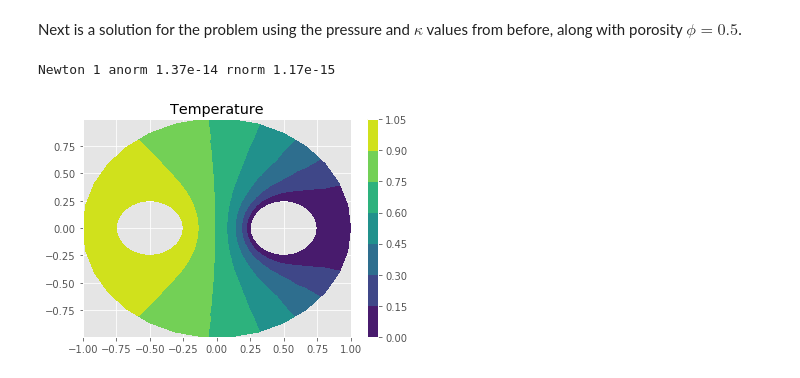
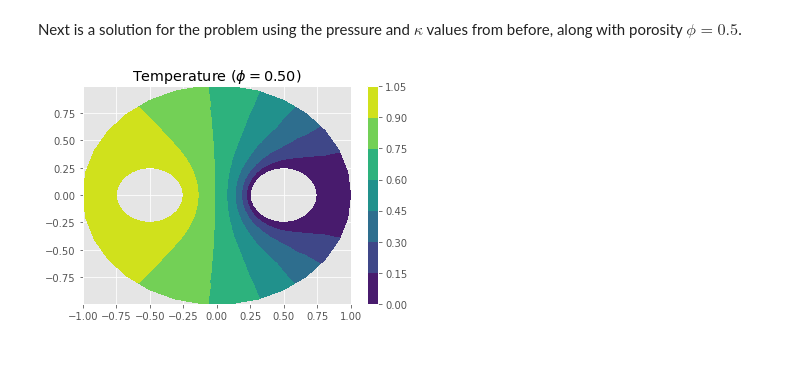
Before and after one commit to j-emmel/class, a Jupyter notebook: hw5/hw5.ipynb, the cells around one changed output. Cells and saved outputs as stored; diff of their text form; code cells hidden in the pictures.

```diff
--- a/hw5/hw5.ipynb
+++ b/hw5/hw5.ipynb
@@ -135,7 +134,7 @@ class velocity_components:
         Dxuq = numpy.einsum('ixX,iX->ix', dXdxe, D @ self.pressure[E])
         return -1 * (self.kappa / self.phi) * Dxuq
 
-def fe2_solve_hw5(fe, mesh, form, other_params, dirichlet={}, spy=False):
+def fe2_solve_hw5(fe, mesh, form, other_params, dirichlet={}, spy=False, verbose=False):
     x, Erestrict = mesh.Erestrict(fe.p)
     Frestrict = mesh.Frestrict(fe.p)
     Ndof = len(x)
@@ -148,14 +147,14 @@ def fe2_solve_hw5(fe, mesh, form, other_params, dirichlet={}, spy=False):
         dirichletidx.append((label, indices, func))
         bcmask[indices] = True
 
-    def project_dirichlet(u): # Affine projector into space satisfying Dirichlet BC
+    def project_dirichlet_hw5(u): # Affine projector into space satisfying Dirichlet BC
         ubc = u.copy()
         for label, indices, func in dirichletidx:
             ubc[indices] = func(x[indices])
         return ubc
 
-    def residual(u):
-        ubc = project_dirichlet(u)
+    def residual_hw5(u):
+        ubc = project_dirichlet_hw5(u)
         v = u - ubc
         for e, E in enumerate(Erestrict):
             uE = ubc[E]
@@ -169,8 +168,8 @@ def fe2_solve_hw5(fe, mesh, form, other_params, dirichlet={}, spy=False):
             v[E] += vE
         return v
 
-    def jacobian(u):
-        ubc = project_dirichlet(u)
+    def jacobian_hw5(u):
+        ubc = project_dirichlet_hw5(u)
         ai = []
         aj = []
         aa = []
@@ -198,17 +197,31 @@ def fe2_solve_hw5(fe, mesh, form, other_params, dirichlet={}, spy=False):
         return A
 
     u0 = numpy.zeros(Ndof) # initial guess
-    u, nit = fsolve_newton(residual, jacobian, u0, verbose=True)
+    u, nit = fsolve_newton(residual_hw5, jacobian_hw5, u0, verbose=verbose)
     return x, u
 # %% [markdown]
 Next is a solution for the problem using the pressure and $\kappa$ values from before, along with porosity $\phi=0.5$.
 # %%
-temp_prob = temperature()
-vel_pieces = velocity_components(pressure, kappa=kappa, phi=0.5)
-x_temp, temp_soln = fe2_solve_hw5(fe, mesh, temp_prob.form, vel_pieces, dict(left=lambda x:0*x[:,0]+1, right=lambda x:0*x[:,0]))
-pyplot.tricontourf(x_temp[:,0], x_temp[:,1], temp_soln, triangles=mesh.tri2())
-pyplot.title('Temperature')
-pyplot.colorbar();
+def solve_temp(mesh, p, k, phi, plot_temp = False, verbose=False):
+    fe = fe2tri(p)
+
+    prob = laplacian2(k=k)
+    x_pressure, pressure = fe2_solve(fe, mesh, prob.form, dict(left=lambda x:0*x[:,0]+1, right=lambda x:0*x[:,0]), verbose=False)
+
+    temp_prob = temperature()
+    vel_pieces = velocity_components(pressure, kappa=k, phi=phi)
+    x_temp, temp_soln = fe2_solve_hw5(fe, mesh, temp_prob.form, vel_pieces, dict(left=lambda x:0*x[:,0]+1, right=lambda x:0*x[:,0]), verbose=False)
+
+    if plot_temp:
+        triangles = mesh.tri if (p == 1) else mesh.tri2()
+        pyplot.figure()
+        pyplot.tricontourf(x_temp[:,0], x_temp[:,1], temp_soln, triangles=triangles)
+        pyplot.title("Temperature ($\phi ={:.2f}$)".format(phi))
+        pyplot.colorbar();
+
+    return x_temp, temp_soln
+
+phi = 0.5
+solve_temp(mesh, 2, kappa, phi, plot_temp = True);
 # %% [output]
-Newton 1 anorm 1.37e-14 rnorm 1.17e-15
-[figure, old version]
+[figure, new version]
```
Also changed, not shown: parts of 8 cells of this notebook, 1 other file.
